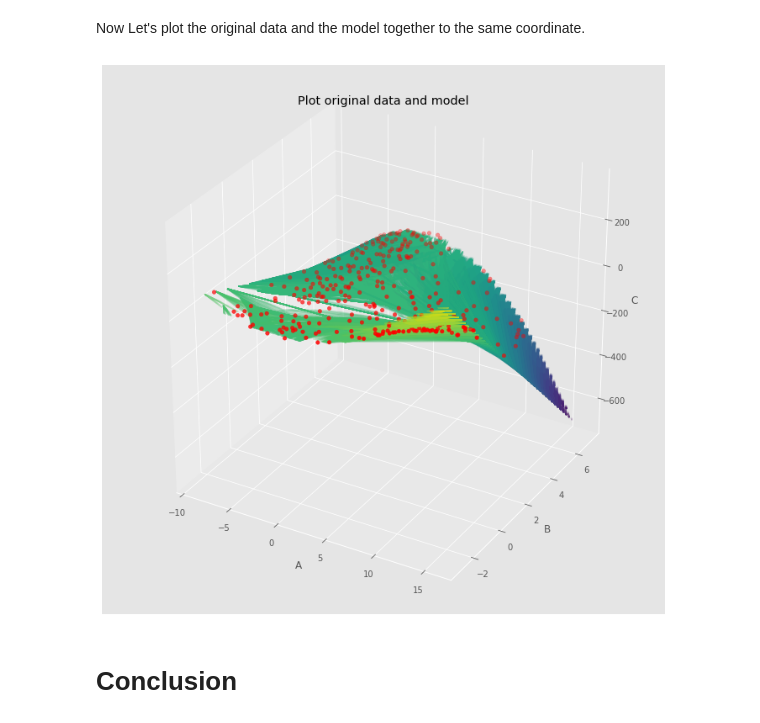
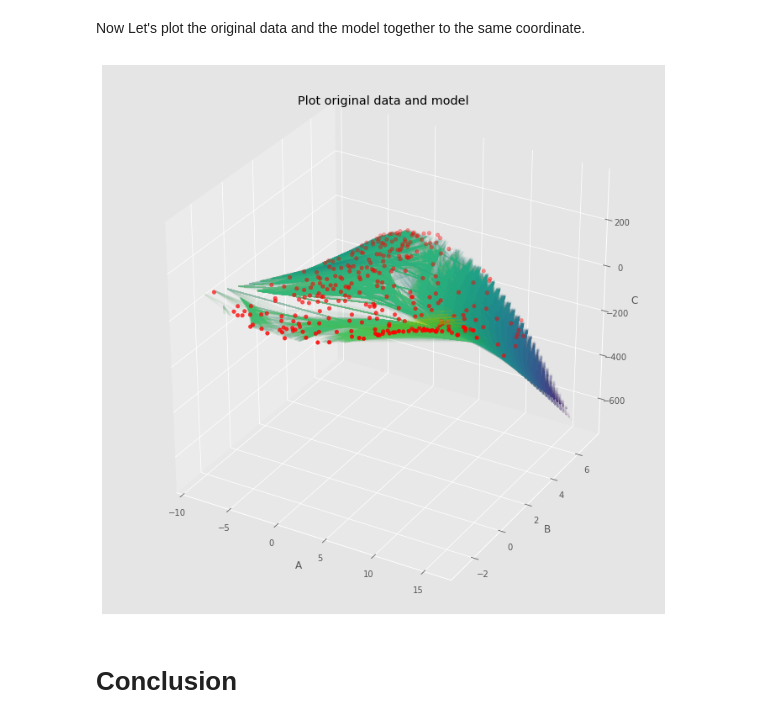
Before and after one commit to stuartxu2/moloco, a Jupyter notebook: question2.ipynb, the cells around one changed output. Cells and saved outputs as stored; diff of their text form; code cells hidden in the pictures.

```diff
--- a/question2.ipynb
+++ b/question2.ipynb
@@ -275,15 +275,15 @@ Z = f(X, Y)
 # %%
 fig = plt.figure(figsize=(12,12))
 ax = plt.axes(projection='3d')
 ax.scatter(df.A, df.B, df.C, color = 'red')
-ax.contour3D(X, Y, Z, 50, alpha = 0.1)
+ax.contour3D(X, Y, Z, 50, alpha = 0.01)
 
 ax.set_xlabel('A')
 ax.set_ylabel('B')
 ax.set_zlabel('C')
 ax.set_title('Plot original data and model');
 # %% [output]
-[figure, old version]
+[figure, new version]
 # %% [markdown]
 # Conclusion
 # %% [markdown]
```
Also changed, not shown: parts of 4 cells of this notebook, 3 other files.
